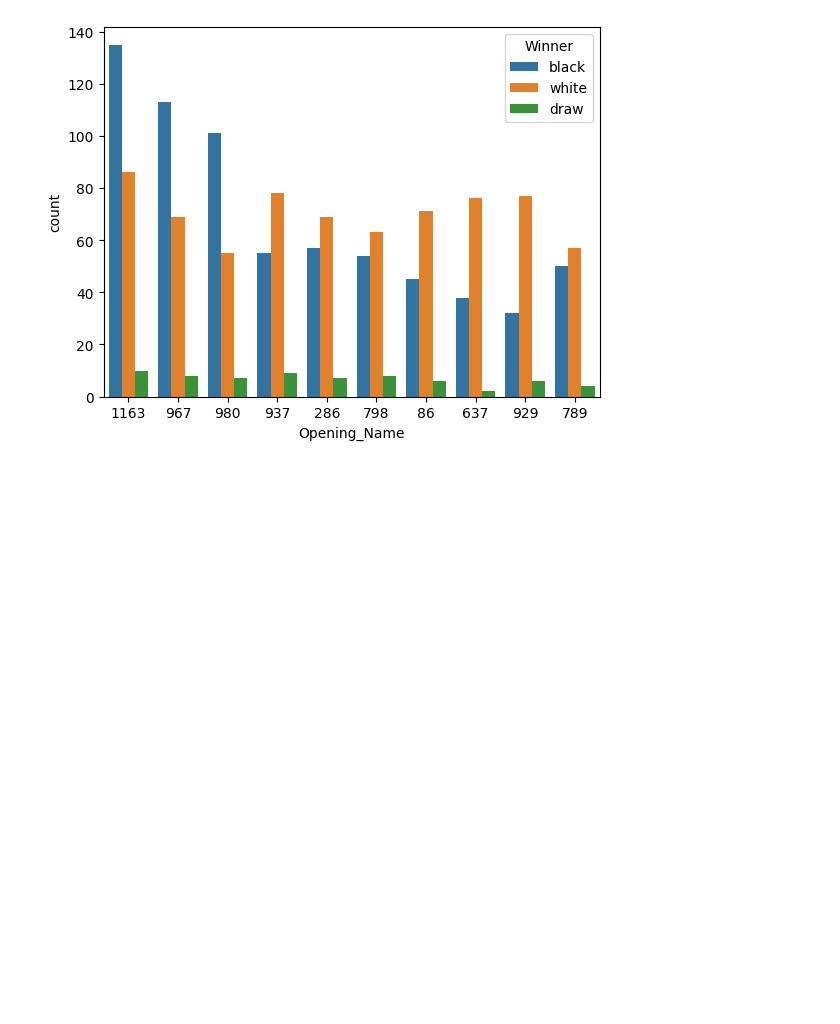
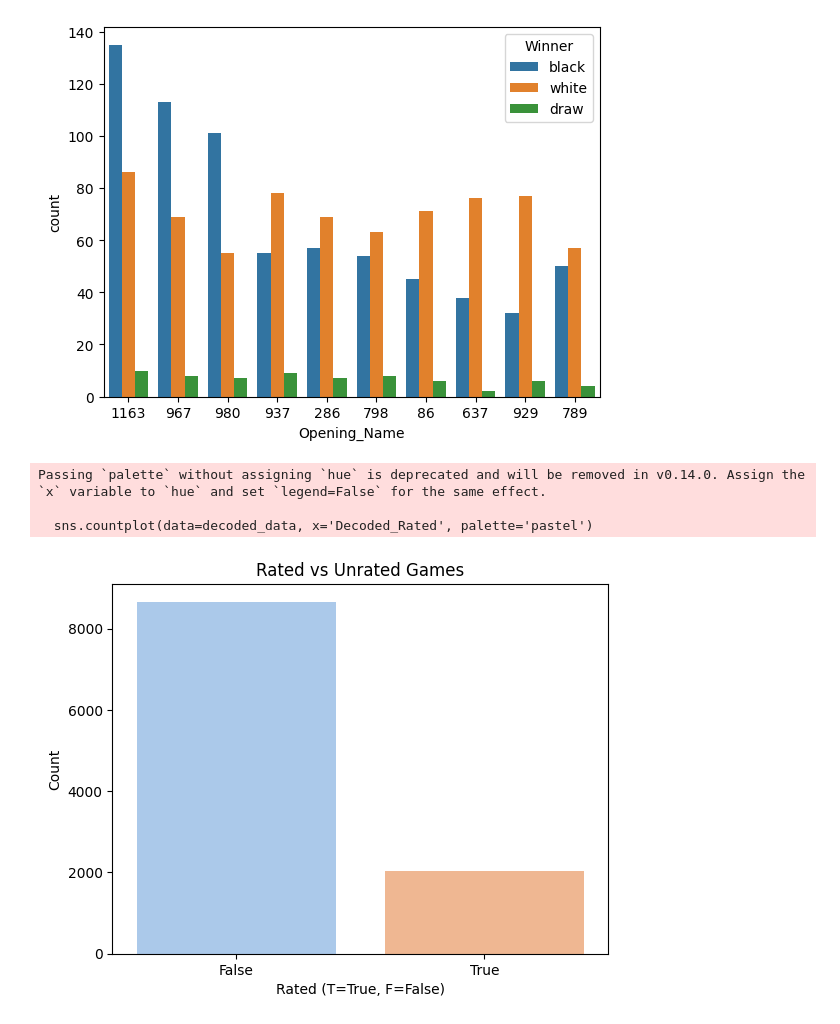
Before and after one commit to Dibij/Chess, a Jupyter notebook: Visualization.ipynb, the cells around one changed output. Cells and saved outputs as stored; diff of their text form; code cells hidden in the pictures; blank space fills up the shorter version.

Commit message:
Visualization Complete

```diff
--- a/Visualization.ipynb
+++ b/Visualization.ipynb
@@ -128,3 +128,23 @@ sns.countplot(data=data_df, x='Opening_Name', hue=target['Winner'], order=data_d
 # %% [output]
 <Axes: xlabel='Opening_Name', ylabel='count'>
 [figure]
+# %%
+# Decode the 'Rated_(T/F)' column using the ordinal encoder
+decoded_rated = ordinal_encoded.inverse_transform(data_df[['Rated_(T/F)']])
+
+# Add the decoded values back to the DataFrame for easier visualization
+decoded_data['Decoded_Rated'] = decoded_rated.flatten()  # Flatten to 1D array if necessary
+# Assuming 0 maps to False and 1 maps to True
+decoded_data['Decoded_Rated'] = data_df['Rated_(T/F)'].replace({1: 'False', 0: 'True'})
+
+# Plot the count of rated vs unrated games
+sns.countplot(data=decoded_data, x='Decoded_Rated', palette='pastel')
+plt.title('Rated vs Unrated Games')
+plt.xlabel('Rated (T=True, F=False)')
+plt.ylabel('Count')
+plt.show()
+# %% [output]
+Passing `palette` without assigning `hue` is deprecated and will be removed in v0.14.0. Assign the `x` variable to `hue` and set `legend=False` for the same effect.
+
+  sns.countplot(data=decoded_data, x='Decoded_Rated', palette='pastel')
+[figure, added]
```
Also changed, not shown: parts of 10 cells of this notebook.
